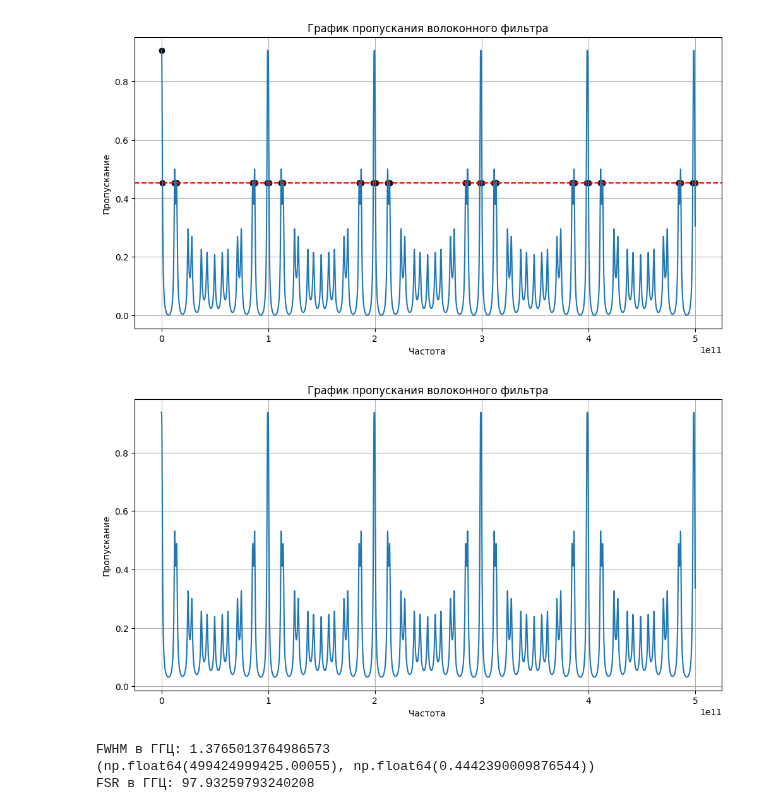
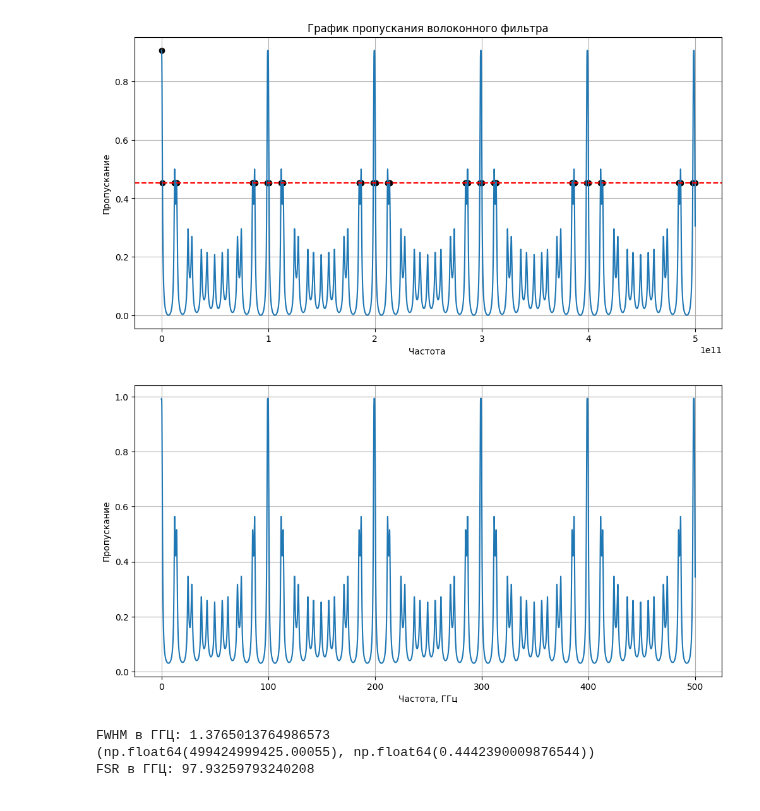
Before and after one commit to Orange-spearow/Finally_praktika, a Jupyter notebook: Волоконный фильтр 2.ipynb, the cells around one changed output. Saved outputs shown, nothing was run; the diff lists cells and outputs as text; code cells hidden in the pictures.

```diff
--- a/Волоконный фильтр 2.ipynb
+++ b/Волоконный фильтр 2.ipynb
@@ -170,38 +170,38 @@ l = 14.42e-3
 L = 16.48e-3
 n = 1.46
 c = 3e8
 T1 = n*l/c
 T2 = n*L/c
-α = 1.0
+α = 0.1
 γ1 = np.exp(-α * l)
 γ2 = np.exp(-α * L)
 N = 7
 M = 8
 C1 = np.sqrt(1-k1)
 C2 = np.sqrt(1-k2)
 C3 = np.sqrt(1-k3)
 
 def t_filter_first(w):
     z = np.exp(1j*w*2*np.pi*T1/N)
     return  (1j * np.sqrt(γ1 * γ2 * k1 * k2 * k3) * np.sqrt(z**(-(N + M))))/(1 - C1 * C2 * γ1 * z**(-N) - C2 * C3 * γ2 * z**(-M)\
         + C1 * C3 * γ1 * γ2 * z**(-(N + M)))
 def T_filter_first(freq):
     result = []
     for w in freq:
         value = t_filter_first(w)
         result.append(value)
     return np.array(result)
 T_values = np.abs(T_filter_first(freq))
 plt.figure(figsize=(12, 6))
-plt.plot(freq, T_values)
+plt.plot(freq/1e9, T_values)
 #plt.xlim(100e6, 500e6)
-plt.xlabel('Частота ')
+plt.xlabel('Частота, ГГц')
 plt.ylabel('Пропускание')
-plt.title('График пропускания волоконного фильтра')
+#plt.title('График пропускания волоконного фильтра')
 plt.grid(True)
 plt.show()
 # %% [output]
-[figure, old version]
+[figure, new version]
 # %%
 import math
 import numpy as np
```
Also changed, not shown: 2 other files.
